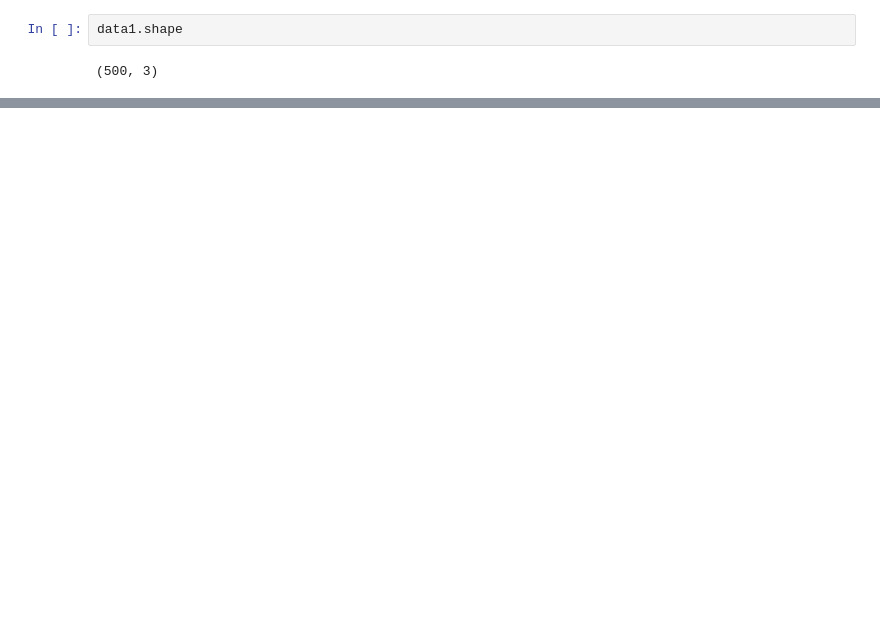
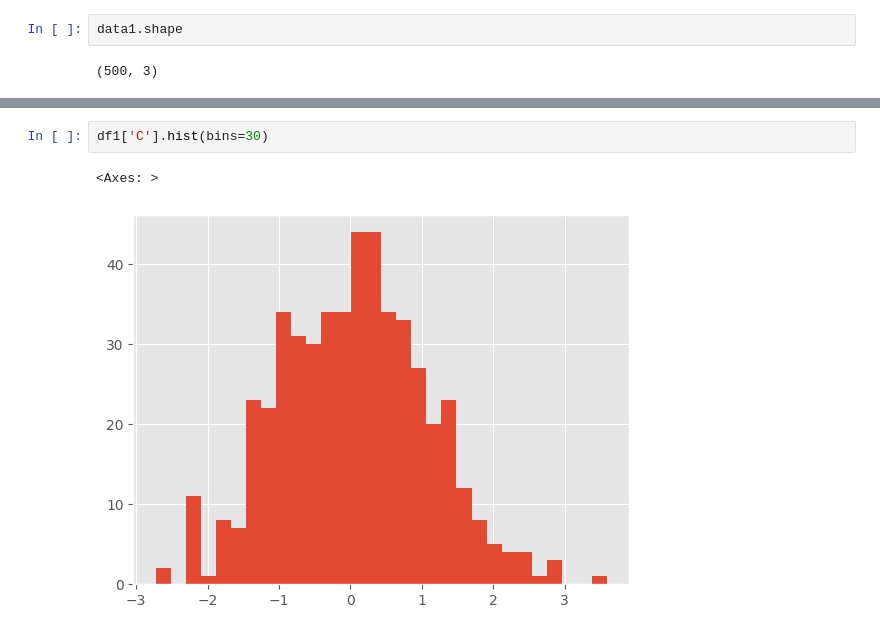
Before and after one commit to mdsamim1992hatia-cell/BMI-CAL, a Jupyter notebook: Untitled167.ipynb, the cells around one changed output, grey strips where cells are left out. Drawn from its saved outputs; the diff is of its cells as text; blank space fills up the shorter version.

```diff
--- a/Untitled167.ipynb
+++ b/Untitled167.ipynb
@@ -107,0 +141,5 @@ df1['A'].plot(kind='hist',bins=30,edgecolor='black',figsize=(12,8))
+# %%
+df1['C'].hist(bins=30)
+# %% [output]
+<Axes: >
+[figure, added]
```
Also changed, not shown: parts of 33 cells of this notebook.
